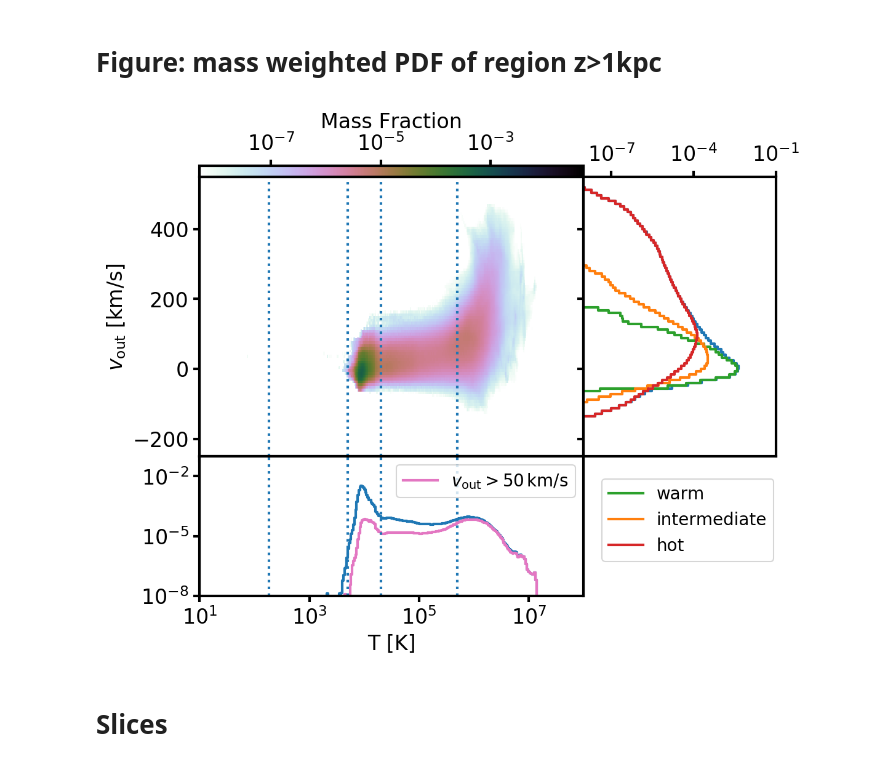
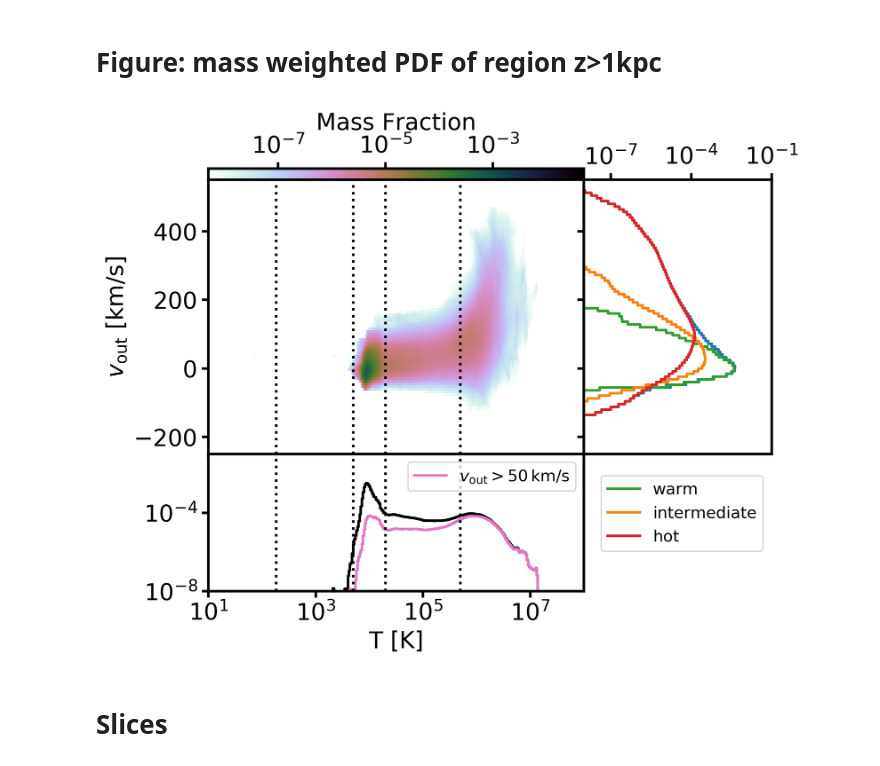
Before and after one commit to changgoo/TIGRESS_outflow, a Jupyter notebook: notebooks/PDF_slice.ipynb, the cells around one changed output. Cells and saved outputs as stored; diff of their text form; code cells hidden in the pictures.

```diff
--- a/notebooks/PDF_slice.ipynb
+++ b/notebooks/PDF_slice.ipynb
@@ -17,23 +0,0 @@ import cmocean
-# %%
-import matplotlib.pyplot as plt
-# Figure
-plt.rcParams['figure.figsize']=(8,6)
-plt.rcParams['figure.dpi'] = 150
-plt.rcParams['savefig.bbox']='tight'
-
-# Font
-plt.rcParams['font.size']=20
-plt.rcParams['font.weight'] = 300
-
-# Axes
-plt.rcParams['axes.linewidth']=2
-plt.rcParams['xtick.major.width']=2
-plt.rcParams['ytick.major.width']=2
-plt.rcParams['xtick.major.size']=5
-plt.rcParams['ytick.major.size']=5
-
-# Line
-plt.rcParams['lines.linewidth']=2
-
-# Image
-plt.rcParams['image.origin']='lower'
@@ -93,7 +54,6 @@ tigress_unit_system['velocity']='km/s'
 tigress_unit_system['magnetic_field']='uG'
 # %%
 from pyathena.set_plt import toggle_yticks,toggle_xticks
-plt.rcParams['font.size']=16
 def pdf_plot(pdf,xbin,ybin,label='Mass Fraction'):
     fig,axes=plt.subplots(2,2,sharex=False, sharey=False,
                           gridspec_kw={'hspace':0,'wspace':0,'width_ratios':[2,1],'height_ratios':[2,1]})
@@ -108,13 +68,14 @@ def pdf_plot(pdf,xbin,ybin,label='Mass Fraction'):
     ax.set_ylabel(r'$v_{\rm out}$ [km/s]')
     toggle_xticks([ax])
     for t0 in [184,5050,2.e4,5.e5]:
-        ax.axvline(t0,ls=':')
+        ax.axvline(t0,ls=':',color='k')
 
     ax=axes[1,0]
-    ax.step(xbin[1:],pdf.sum(axis=0))
+    ax.step(xbin[1:],pdf.sum(axis=0),color='k')
     outflow = ybin[1:] > 50
 
-    ax.step(xbin[1:],pdf[outflow,:].sum(axis=0),color='C6',label=r'$v_{\rm out}>50\,{\rm km/s}$')
+    ax.step(xbin[1:],pdf[outflow,:].sum(axis=0),color='C6',
+            label=r'$v_{\rm out}>50\,{\rm km/s}$')
     ax.set_xscale('log')
     ax.set_yscale('log')
     ax.set_xlim(10,1.e8)
@@ -122,7 +83,7 @@ def pdf_plot(pdf,xbin,ybin,label='Mass Fraction'):
     #ax.set_ylabel('Mass Fraction')
     ax.set_xlabel('T [K]')
     for t0 in [184,5050,2.e4,5.e5]:
-        ax.axvline(t0,ls=':')
+        ax.axvline(t0,ls=':',color='k')
 
     ax=axes[0,1]
 
@@ -227,15 +181,16 @@ for mf_,vf_,pdf,ph in zip(mf,vf,pdfs,['mid','z1','z2']):
 # %%
 fig=pdf_plot((mf[2]).v.T,pdfs[1].x_bins.v,pdfs[1].y_bins.v)
 axes=fig.axes
-axes[1].legend(fontsize='small',loc='upper left',bbox_to_anchor=(0.05,-0.05))
-axes[2].legend(fontsize='small')
+axes[1].legend(fontsize='x-small',loc='upper left',bbox_to_anchor=(0.05,-0.05))
+axes[2].legend(fontsize='x-small')
 
 outdir='../figures/'
 
 # fig.savefig('{}/pdfs.png'.format(outdir))
 fig.savefig('{}/pdfs.pdf'.format(outdir),bbox_inches='tight',dpi=150)
+fig
 # %% [output]
-[figure, old version]
+[figure, new version]
 # %% [markdown]
 # Slices
 # %%
```
Also changed, not shown: parts of 9 cells of this notebook, 2 other files.
